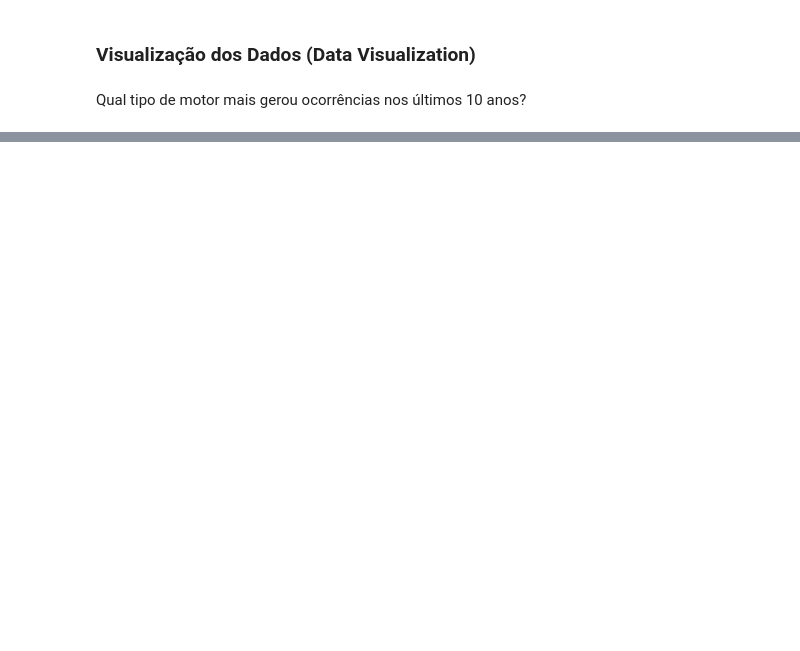
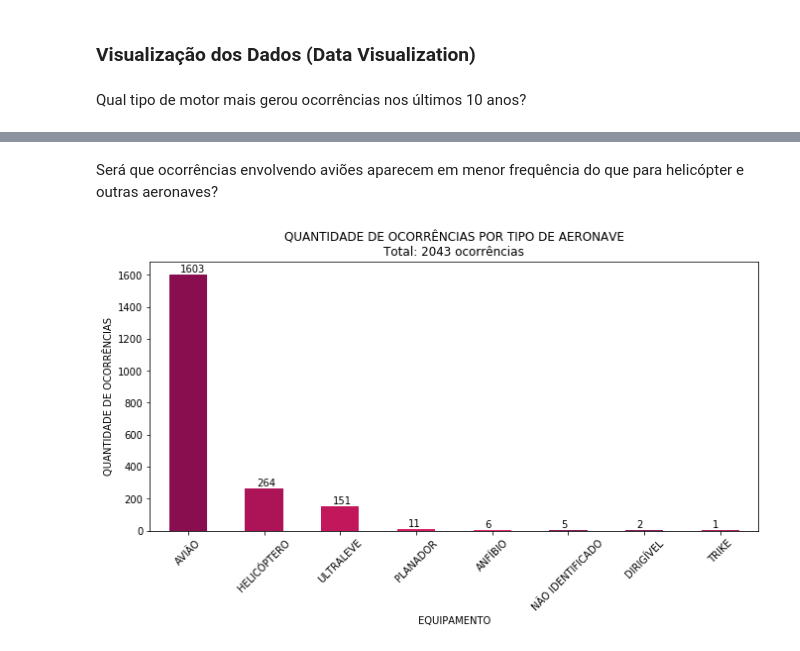
Before and after one commit to thiagosilva95/air-crashes, a Jupyter notebook: air-crashes.ipynb, the cells around one changed output, grey strips where cells are left out. Saved outputs shown, nothing was run; the diff lists cells and outputs as text; code cells hidden in the pictures; blank space fills up the shorter version.

```diff
--- a/air-crashes.ipynb
+++ b/air-crashes.ipynb
@@ -297,0 +311,15 @@ Qual tipo de motor mais gerou ocorrências nos últimos 10 anos?
+# %% [markdown]
+Será que ocorrências envolvendo aviões aparecem em menor frequência do que para helicópter e outras aeronaves?
+# %%
+ax = aeronave.groupby('EQUIPAMENTO')['CONTAGEM'].sum().sort_values(ascending = False).plot(kind = 'bar', figsize = (11, 5), color = random.choice(colors))
+
+for p in ax.patches :
+    b = p.get_bbox()
+    ax.annotate("{:.0f}".format(b.y1 + b.y0), ((b.x0 + b.x1)/2 - 0.1, b.y1 + 15))
+
+plt.title('QUANTIDADE DE OCORRÊNCIAS POR TIPO DE AERONAVE\nTotal: ' + str(aeronave['CONTAGEM'].sum()) + ' ocorrências')
+plt.ylabel('QUANTIDADE DE OCORRÊNCIAS')
+plt.xticks(rotation=45)
+plt.show()
+# %% [output]
+[figure, added]
```
Also changed, not shown: parts of 13 cells of this notebook.
